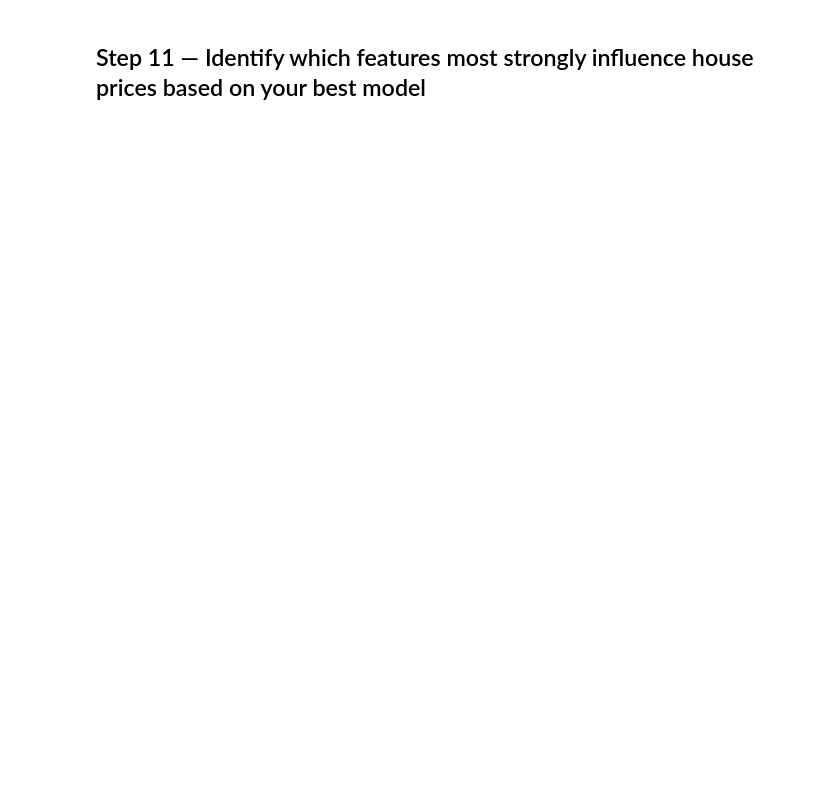
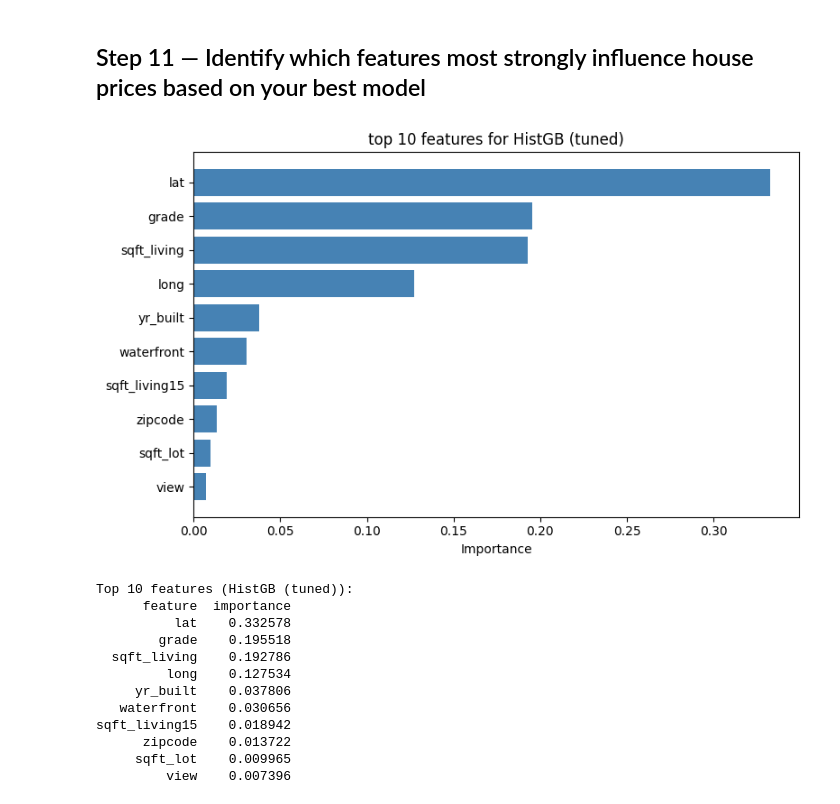
Before and after one commit to windows2t2/mini-project---ironkaggle, a Jupyter notebook: mycode.ipynb, the cells around one changed output. Cells and saved outputs as stored; diff of their text form; code cells hidden in the pictures; blank space fills up the shorter version.

```diff
--- a/mycode.ipynb
+++ b/mycode.ipynb
@@ -249,0 +324,11 @@ Best model Hist Gradient Boosting  |  R² = 0.8845  |  MAE = $70,268
+# %%
+# 6 Tune the best model
+from sklearn.model_selection import GridSearchCV
+grid = GridSearchCV(HistGradientBoostingRegressor(random_state=42), {'learning_rate': [0.05, 0.1, 0.2], 'max_iter': [200, 300]}, cv=3, scoring='r2')
+grid.fit(X_tr_scaled, y_train)
+
+best_model = grid.best_estimator_
+best_model_name = 'HistGB (tuned)'
+y_pred = best_model.predict(X_te_scaled)
+print(f'\n{best_model_name}: R²={r2_score(y_test, y_pred):.4f}  MAE=${mean_absolute_error(y_test, y_pred):,.0f}')
+print(f'Best params {grid.best_params_}')
@@ -252,4 +393,35 @@ Best model Hist Gradient Boosting  |  R² = 0.8845  |  MAE = $70,268
 # %% [markdown]
 ## Step 11 — Identify which features most strongly influence house prices based on your best model
+# %%
+from sklearn.inspection import permutation_importance
+
+perm = permutation_importance(best_model, X_te_scaled, y_test, n_repeats=5, random_state=42, n_jobs=-1)
+importance = pd.DataFrame({
+    'feature': X_tr_scaled.columns, 'importance': perm.importances_mean}).sort_values('importance', ascending=False)
+
+top_features = importance.head(10)
+plt.figure(figsize=(8, 5))
+plt.barh(top_features['feature'][::-1], top_features['importance'][::-1], color='steelblue')
+plt.title(f'top 10 features for {best_model_name}')
+plt.xlabel('Importance')
+plt.tight_layout()
+plt.show()
+
+print(f'Top 10 features ({best_model_name}):')
+print(top_features.to_string(index=False))
+# %% [output]
+[figure, added]
+Top 10 features (HistGB (tuned)):
+      feature  importance
+          lat    0.332578
+        grade    0.195518
+  sqft_living    0.192786
+         long    0.127534
+     yr_built    0.037806
+   waterfront    0.030656
+sqft_living15    0.018942
+      zipcode    0.013722
+     sqft_lot    0.009965
+         view    0.007396
 # %% [markdown]
 ## Conclusions
```
Also changed, not shown: parts of 23 cells of this notebook, 2 other files.
